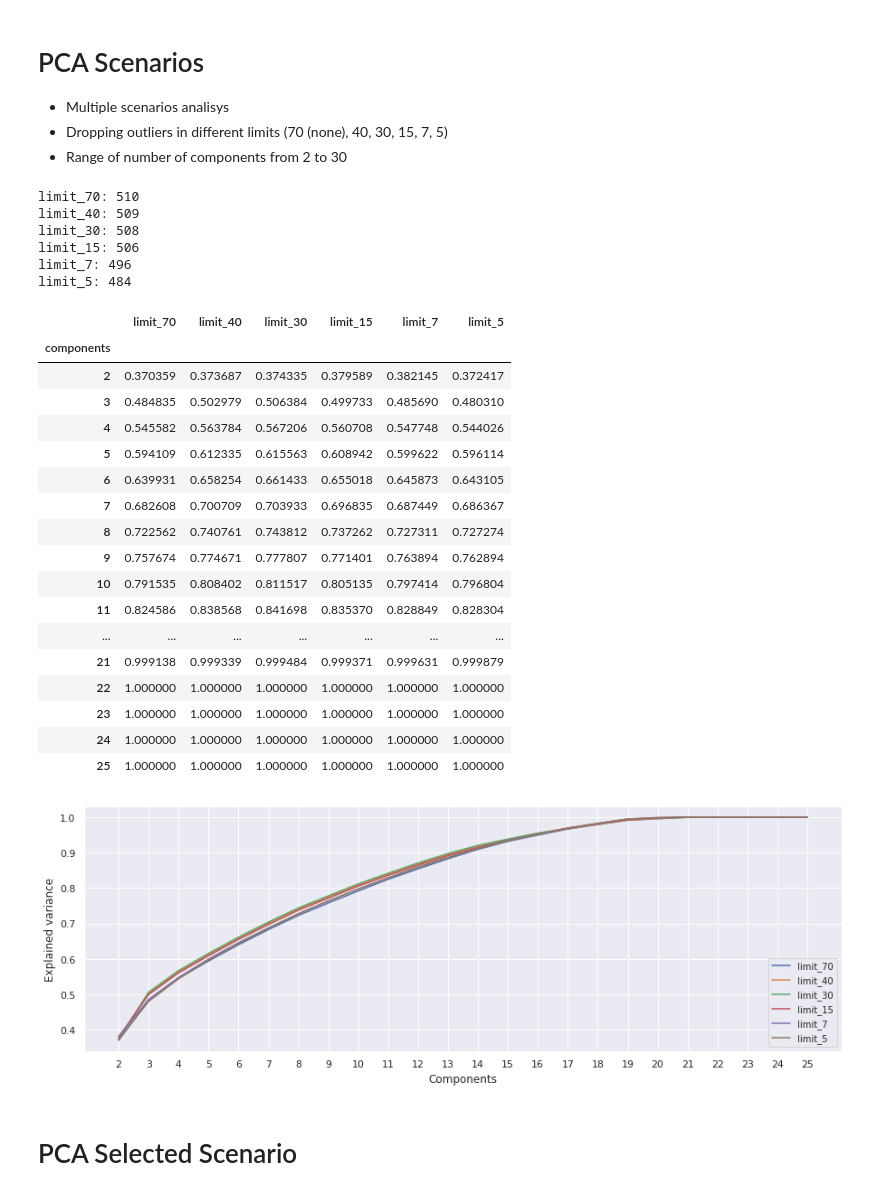
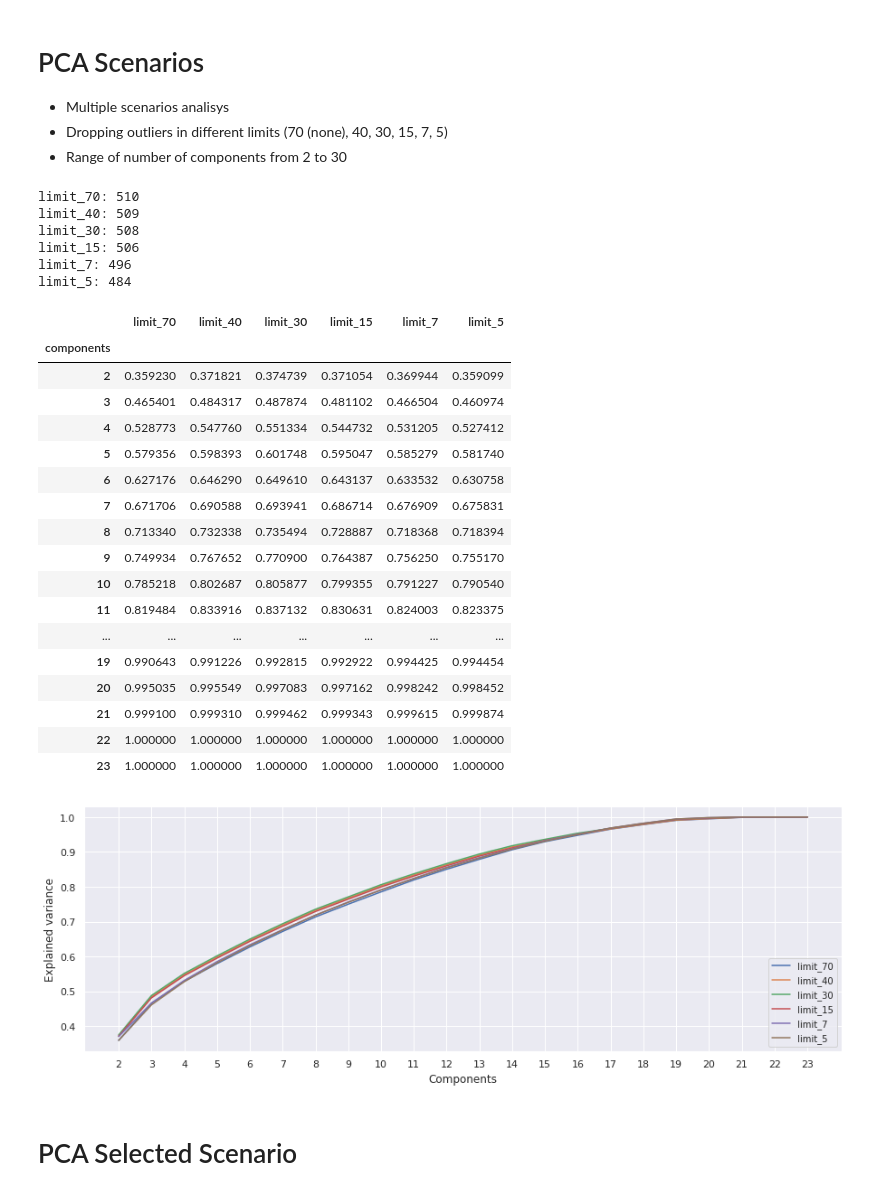
Before and after one commit to ENRICOROBLESDELRIO/data_boot_camp_final_project, a Jupyter notebook: Resources/code/Principal_Component_Analysis_V03.ipynb, the cells around one changed output. Drawn from its saved outputs; the diff is of its cells as text; code cells hidden in the pictures.

```diff
--- a/Resources/code/Principal_Component_Analysis_V03.ipynb
+++ b/Resources/code/Principal_Component_Analysis_V03.ipynb
@@ -139,0 +123,3 @@ Index(['id_company', 'foundation_year', 'category', 'first_r_year',
+# %%
+for col in companies_clean_df.columns:
+  print(col)
@@ -173,7 +177,7 @@ companies_clean_df['dp_last_round_year'] = companies_clean_df.apply(lambda x: x[
 # Features Creation
 # %%
 if (Create_dp_years_since_vars):
-  companies_clean_df['dp_years_since_foundation'] = companies_clean_df['dp_year'] - companies_clean_df['foundation_year']
+  # companies_clean_df['dp_years_since_foundation'] = companies_clean_df['dp_year'] - companies_clean_df['foundation_year']
   companies_clean_df['dp_years_since_first_r'] = companies_clean_df['dp_year'] - companies_clean_df['first_r_year']
   companies_clean_df['dp_years_since_last_r'] = companies_clean_df['dp_year'] - companies_clean_df['dp_last_round_year']
 # %% [markdown]
@@ -514,7 +518,7 @@ companies_encoded_wo_outliers
 # %%
 
 
-components_range = range(2,26)
+components_range = range(2,24)
 # %%
 def fnc_get_pca_explained_variance_df(df_in,components_range):
   # Standarize data with StandarScaler
@@ -567,44 +572,47 @@ limit_7: 496
 limit_5: 484
 |  | limit_70 | limit_40 | limit_30 | limit_15 | limit_7 | limit_5 |
 | components |  |  |  |  |  |  |
-| 2 | 0.370359 | 0.373687 | 0.374335 | 0.379589 | 0.382145 | 0.372417 |
-| 3 | 0.484835 | 0.502979 | 0.506384 | 0.499733 | 0.485690 | 0.480310 |
-| 4 | 0.545582 | 0.563784 | 0.567206 | 0.560708 | 0.547748 | 0.544026 |
-| 5 | 0.594109 | 0.612335 | 0.615563 | 0.608942 | 0.599622 | 0.596114 |
-| 6 | 0.639931 | 0.658254 | 0.661433 | 0.655018 | 0.645873 | 0.643105 |
-| 7 | 0.682608 | 0.700709 | 0.703933 | 0.696835 | 0.687449 | 0.686367 |
-| 8 | 0.722562 | 0.740761 | 0.743812 | 0.737262 | 0.727311 | 0.727274 |
-| 9 | 0.757674 | 0.774671 | 0.777807 | 0.771401 | 0.763894 | 0.762894 |
-| 10 | 0.791535 | 0.808402 | 0.811517 | 0.805135 | 0.797414 | 0.796804 |
-| 11 | 0.824586 | 0.838568 | 0.841698 | 0.835370 | 0.828849 | 0.828304 |
+| 2 | 0.359230 | 0.371821 | 0.374739 | 0.371054 | 0.369944 | 0.359099 |
+| 3 | 0.465401 | 0.484317 | 0.487874 | 0.481102 | 0.466504 | 0.460974 |
+| 4 | 0.528773 | 0.547760 | 0.551334 | 0.544732 | 0.531205 | 0.527412 |
+| 5 | 0.579356 | 0.598393 | 0.601748 | 0.595047 | 0.585279 | 0.581740 |
+| 6 | 0.627176 | 0.646290 | 0.649610 | 0.643137 | 0.633532 | 0.630758 |
+| 7 | 0.671706 | 0.690588 | 0.693941 | 0.686714 | 0.676909 | 0.675831 |
+| 8 | 0.713340 | 0.732338 | 0.735494 | 0.728887 | 0.718368 | 0.718394 |
+| 9 | 0.749934 | 0.767652 | 0.770900 | 0.764387 | 0.756250 | 0.755170 |
+| 10 | 0.785218 | 0.802687 | 0.805877 | 0.799355 | 0.791227 | 0.790540 |
+| 11 | 0.819484 | 0.833916 | 0.837132 | 0.830631 | 0.824003 | 0.823375 |
 | ... | ... | ... | ... | ... | ... | ... |
-| 21 | 0.999138 | 0.999339 | 0.999484 | 0.999371 | 0.999631 | 0.999879 |
+| 19 | 0.990643 | 0.991226 | 0.992815 | 0.992922 | 0.994425 | 0.994454 |
+| 20 | 0.995035 | 0.995549 | 0.997083 | 0.997162 | 0.998242 | 0.998452 |
+| 21 | 0.999100 | 0.999310 | 0.999462 | 0.999343 | 0.999615 | 0.999874 |
 | 22 | 1.000000 | 1.000000 | 1.000000 | 1.000000 | 1.000000 | 1.000000 |
 | 23 | 1.000000 | 1.000000 | 1.000000 | 1.000000 | 1.000000 | 1.000000 |
-| 24 | 1.000000 | 1.000000 | 1.000000 | 1.000000 | 1.000000 | 1.000000 |
-| 25 | 1.000000 | 1.000000 | 1.000000 | 1.000000 | 1.000000 | 1.000000 |
 # %%
 # Plot explained_variance_escenarios_df
 
-cols_list = ['limit_70',	'limit_40',	'limit_30',	'limit_15',	'limit_7',	'limit_5']
+cols_list = explained_variance_escenarios_df.columns
+# ['limit_70',	'limit_40',	'limit_30',	'limit_15',	'limit_7',	'limit_5']
 
 plt.figure(figsize=(15,5))
 
-plt.plot(explained_variance_escenarios_df.index, explained_variance_escenarios_df[['limit_70']],label = 'limit_70')
-plt.plot(explained_variance_escenarios_df.index, explained_variance_escenarios_df[['limit_40']],label = 'limit_40')
-plt.plot(explained_variance_escenarios_df.index, explained_variance_escenarios_df[['limit_30']],label = 'limit_30')
-plt.plot(explained_variance_escenarios_df.index, explained_variance_escenarios_df[['limit_15']],label = 'limit_15')
-plt.plot(explained_variance_escenarios_df.index, explained_variance_escenarios_df[['limit_7']],label = 'limit_7')
-plt.plot(explained_variance_escenarios_df.index, explained_variance_escenarios_df[['limit_5']],label = 'limit_5')
+for col in cols_list:
+  plt.plot(explained_variance_escenarios_df.index, explained_variance_escenarios_df[[col]],label = col)
+
+# plt.plot(explained_variance_escenarios_df.index, explained_variance_escenarios_df[['limit_40']],label = 'limit_40')
+# plt.plot(explained_variance_escenarios_df.index, explained_variance_escenarios_df[['limit_30']],label = 'limit_30')
+# plt.plot(explained_variance_escenarios_df.index, explained_variance_escenarios_df[['limit_15']],label = 'limit_15')
+# plt.plot(explained_variance_escenarios_df.index, explained_variance_escenarios_df[['limit_7']],label = 'limit_7')
+# plt.plot(explained_variance_escenarios_df.index, explained_variance_escenarios_df[['limit_5']],label = 'limit_5')
 
 plt.xticks(explained_variance_escenarios_df.index)
 plt.xlabel('Components')
 plt.ylabel('Explained variance')
 plt.legend(loc='lower right', prop= {'size':10})
 
 plt.show()
 # %% [output]
-[figure, old version]
+[figure, new version]
 # %% [markdown]
 # PCA Selected Scenario
 # %%
```
Also changed, not shown: parts of 29 cells of this notebook.
